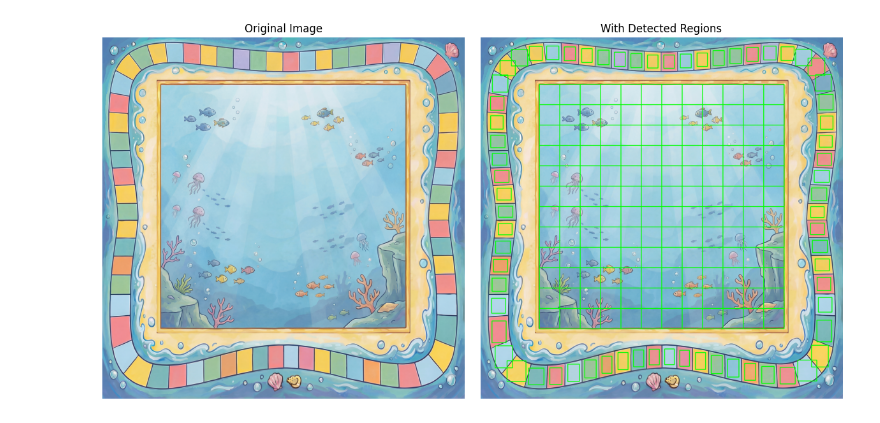
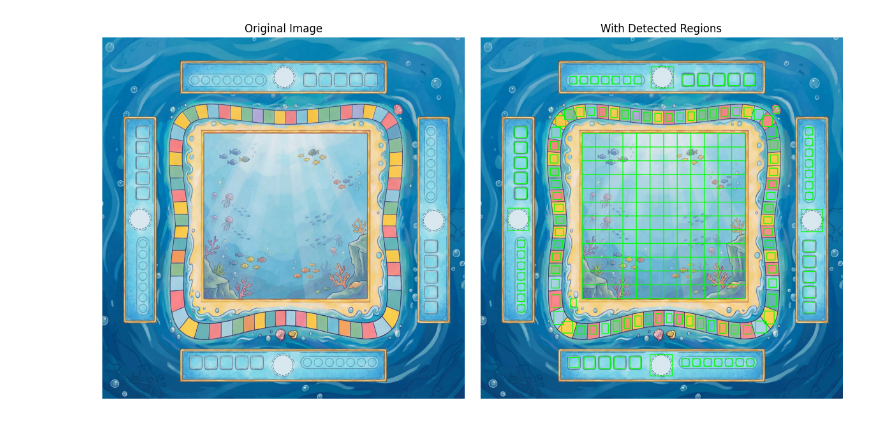
Before and after one commit to tinyHui/ocean-relic, a Jupyter notebook: process/board-grid.ipynb, the cells around one changed output. Cells and saved outputs as stored; diff of their text form; code cells hidden in the pictures.

Commit message:
Update the board and it's grids

```diff
--- a/process/board-grid.ipynb
+++ b/process/board-grid.ipynb
@@ -9,3 +9,4 @@ import os
 
 # set current path to $HOME/Projects/ocean-relic/
 current_path = Path(os.path.expandvars('$HOME/Projects/ocean-relic/'))
+assets_path = current_path / 'src/assets'
@@ -444,40 +506,44 @@ def on_scene_grid_regions(
   segments: int = 10,
 ) -> List[BoundingBox]:
   """
   Divide the input scene_bbox into an evenly spaced grid of BoundingBoxes.
   Returns a flat list of grid cell BoundingBoxes (row-major order).
   """
   cells = []
   min_x, min_y = scene_bbox.left_top.x, scene_bbox.left_top.y
   max_x, max_y = scene_bbox.right_bottom.x, scene_bbox.right_bottom.y
   cell_w = (max_x - min_x) / segments
   cell_h = (max_y - min_y) / segments
 
   for row in range(segments):
     for col in range(segments):
       x0 = int(min_x + col * cell_w)
       y0 = int(min_y + row * cell_h)
       x1 = int(min_x + (col + 1) * cell_w)
       y1 = int(min_y + (row + 1) * cell_h)
       cell_bbox = BoundingBox(
         left_top=Point(x=x0, y=y0),
         left_bottom=Point(x=x0, y=y1),
         right_top=Point(x=x1, y=y0),
         right_bottom=Point(x=x1, y=y1),
-        width=x1 - x0,
-        height=y1 - y0,
       )
       cells.append(cell_bbox)
   return cells
 
 
-grid_regions = on_scene_grid_regions(overlay_bbox, 12)
+grid_regions = on_scene_grid_regions(
+  BoundingBox(
+    left_top=Point(x=1147, y=1092),
+    left_bottom=Point(x=1147, y=2962),
+    right_top=Point(x=2991, y=1092),
+    right_bottom=Point(x=2991, y=2962),
+  ),
+12)
+all_mask_regions = score_track_regions + hands_tiles_region + grid_regions + oxygen_regions + user_token_regions
 
-all_mask_regions = score_track_regions + grid_regions
-
-visualize_regions(composite_img, all_mask_regions)
+visualize_regions(composite_board, all_mask_regions)
 # %% [output]
-[figure, old version]
+[figure, new version]
 # %%
 import json
 from pathlib import Path
```
Also changed, not shown: parts of 6 cells of this notebook, 6 other files.
